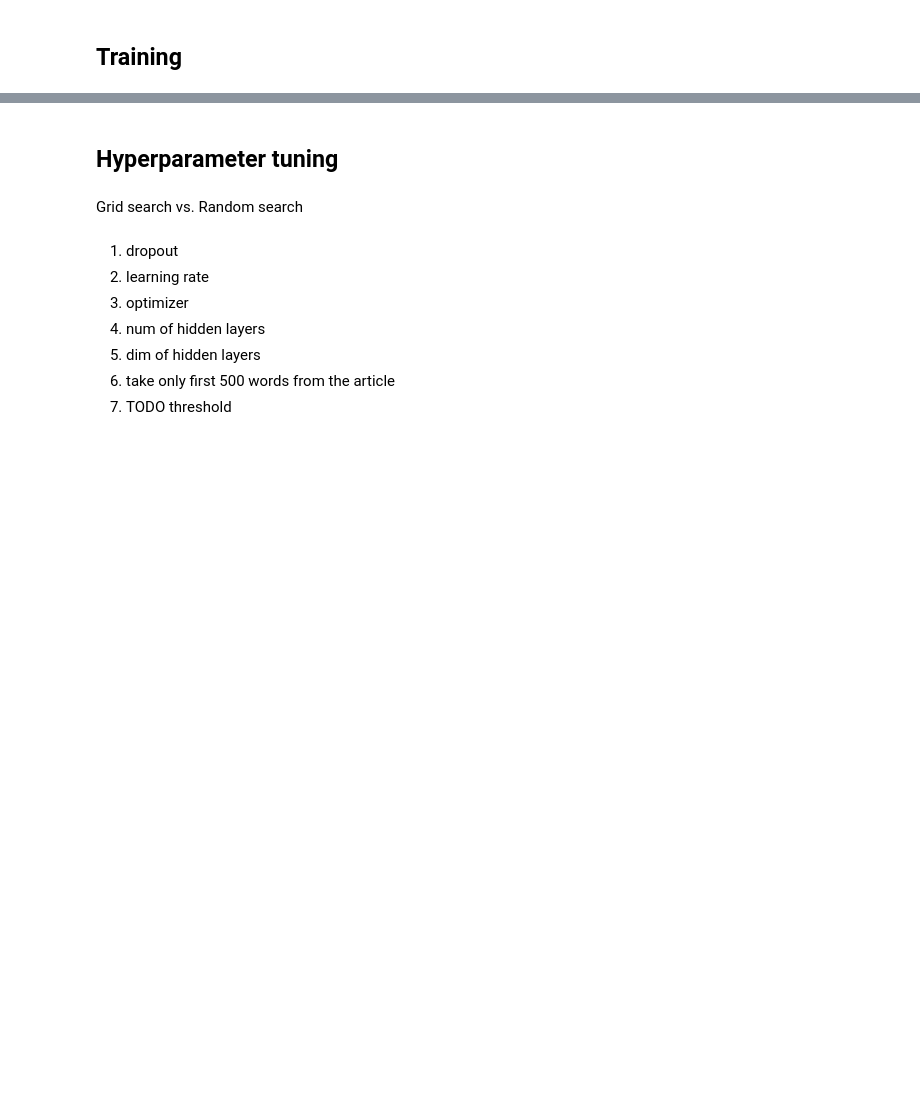
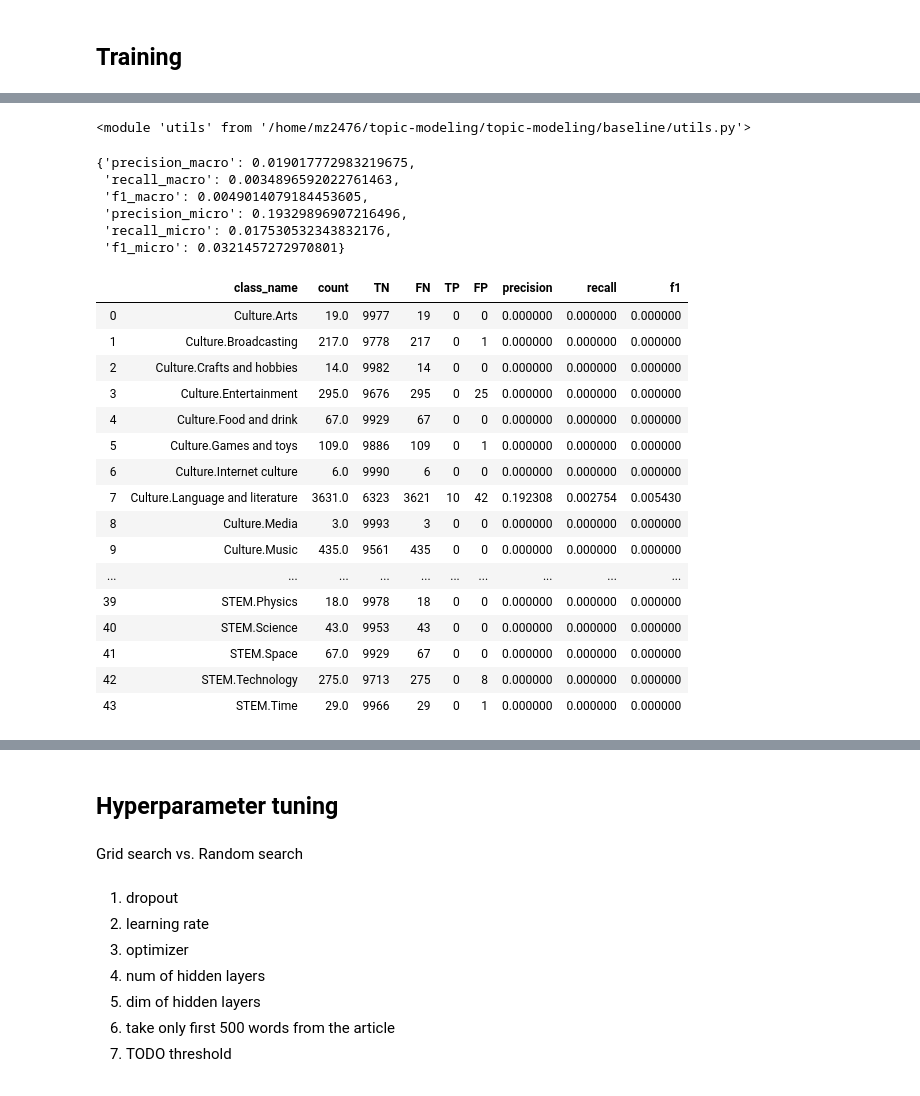
Before and after one commit to mmarinated/topic-modeling, a Jupyter notebook: baseline/baseline_tuning.ipynb, the cells around one changed output, grey strips where cells are left out. Saved outputs shown, nothing was run; the diff lists cells and outputs as text; code cells hidden in the pictures; blank space fills up the shorter version.

```diff
--- a/baseline/baseline_tuning.ipynb
+++ b/baseline/baseline_tuning.ipynb
@@ -167,0 +39,10 @@ wiki_tensor_dataset['test'] = TensoredDataset(
+# %%
+# LOAD vocab, tensor dataset, classes
+vocab = torch.load(PATH_TO_DATA_FOLDER + "vocab_all_en.pt")
+print("Vocab size is:", len(vocab))
+index_to_word, word_to_index = create_lookups_for_vocab(vocab)
+
+wiki_tensor_dataset = torch.load(PATH_TO_DATA_FOLDER + "wiki_tensor_dataset_vocab_all_en.pt")
+
+classes = torch.load(PATH_TO_DATA_FOLDER + "classes_list.pt")
+mlb = MultiLabelBinarizer(classes)
@@ -222,14 +105,0 @@ TypeError: 'dict_values' object is not subscriptable
-# %%
-#Creating the weight matrix for pretrained word embeddings
-vocab_size = len(index_to_word)
-embed_dim = len(embeddings["apple"])
-weights_matrix = np.zeros((vocab_size,embed_dim))
-
-words_found = 0
-for i, word in enumerate(word_to_index):
-    if word in embeddings.keys():
-        weights_matrix[i] = embeddings[word]
-        words_found += 1
-    else:
-        weights_matrix[i] = np.zeros(embed_dim)
-weights_matrix = torch.FloatTensor(weights_matrix)
@@ -334,0 +201,18 @@ FinalModel(
+# %%
+options = {
+    "VOCAB_SIZE": len(index_to_word),
+    "dim_e": weights_matrix.shape[1],
+    "pretrained_embeddings": weights_matrix,
+    "num_layers": 2,
+    "num_classes": len(mlb.classes_),
+    "mid_features": 150,
+    "dropout_rate": 0.2,
+    "activation": nn.ReLU()
+}
+model = FinalModel(options)
+
+model.load_state_dict(torch.load(
+    "../../baseline_models_params/en_optimizer_SWA_num_hidden_2_dim_hidden_150_dropout_rate_0.2_learning_rate_0.01_num_epochs_10.pth",
+#     map_location=torch.device('cpu')
+))
+model.to(device)
@@ -334,0 +230,33 @@ FinalModel(
+# %%
+importlib.reload(utils)
+# %% [output]
+<module 'utils' from '/home/mz2476/topic-modeling/topic-modeling/baseline/utils.py'>
+# %%
+utils.test_model(wiki_loaders["val"], model, device)
+# %% [output]
+{'precision_macro': 0.019017772983219675,
+ 'recall_macro': 0.0034896592022761463,
+ 'f1_macro': 0.0049014079184453605,
+ 'precision_micro': 0.19329896907216496,
+ 'recall_micro': 0.017530532343832176,
+ 'f1_micro': 0.0321457272970801}
+# %%
+utils.create_per_class_tables(wiki_loaders["val"], model, device, class_names=mlb.classes_)
+# %% [output]
+|  | class_name | count | TN | FN | TP | FP | precision | recall | f1 |
+| 0 | Culture.Arts | 19.0 | 9977 | 19 | 0 | 0 | 0.000000 | 0.000000 | 0.000000 |
+| 1 | Culture.Broadcasting | 217.0 | 9778 | 217 | 0 | 1 | 0.000000 | 0.000000 | 0.000000 |
+| 2 | Culture.Crafts and hobbies | 14.0 | 9982 | 14 | 0 | 0 | 0.000000 | 0.000000 | 0.000000 |
+| 3 | Culture.Entertainment | 295.0 | 9676 | 295 | 0 | 25 | 0.000000 | 0.000000 | 0.000000 |
+| 4 | Culture.Food and drink | 67.0 | 9929 | 67 | 0 | 0 | 0.000000 | 0.000000 | 0.000000 |
+| 5 | Culture.Games and toys | 109.0 | 9886 | 109 | 0 | 1 | 0.000000 | 0.000000 | 0.000000 |
+| 6 | Culture.Internet culture | 6.0 | 9990 | 6 | 0 | 0 | 0.000000 | 0.000000 | 0.000000 |
+| 7 | Culture.Language and literature | 3631.0 | 6323 | 3621 | 10 | 42 | 0.192308 | 0.002754 | 0.005430 |
+| 8 | Culture.Media | 3.0 | 9993 | 3 | 0 | 0 | 0.000000 | 0.000000 | 0.000000 |
+| 9 | Culture.Music | 435.0 | 9561 | 435 | 0 | 0 | 0.000000 | 0.000000 | 0.000000 |
+| ... | ... | ... | ... | ... | ... | ... | ... | ... | ... |
+| 39 | STEM.Physics | 18.0 | 9978 | 18 | 0 | 0 | 0.000000 | 0.000000 | 0.000000 |
+| 40 | STEM.Science | 43.0 | 9953 | 43 | 0 | 0 | 0.000000 | 0.000000 | 0.000000 |
+| 41 | STEM.Space | 67.0 | 9929 | 67 | 0 | 0 | 0.000000 | 0.000000 | 0.000000 |
+| 42 | STEM.Technology | 275.0 | 9713 | 275 | 0 | 8 | 0.000000 | 0.000000 | 0.000000 |
+| 43 | STEM.Time | 29.0 | 9966 | 29 | 0 | 1 | 0.000000 | 0.000000 | 0.000000 |
```
Also changed, not shown: parts of 38 cells of this notebook, 3 other files.
